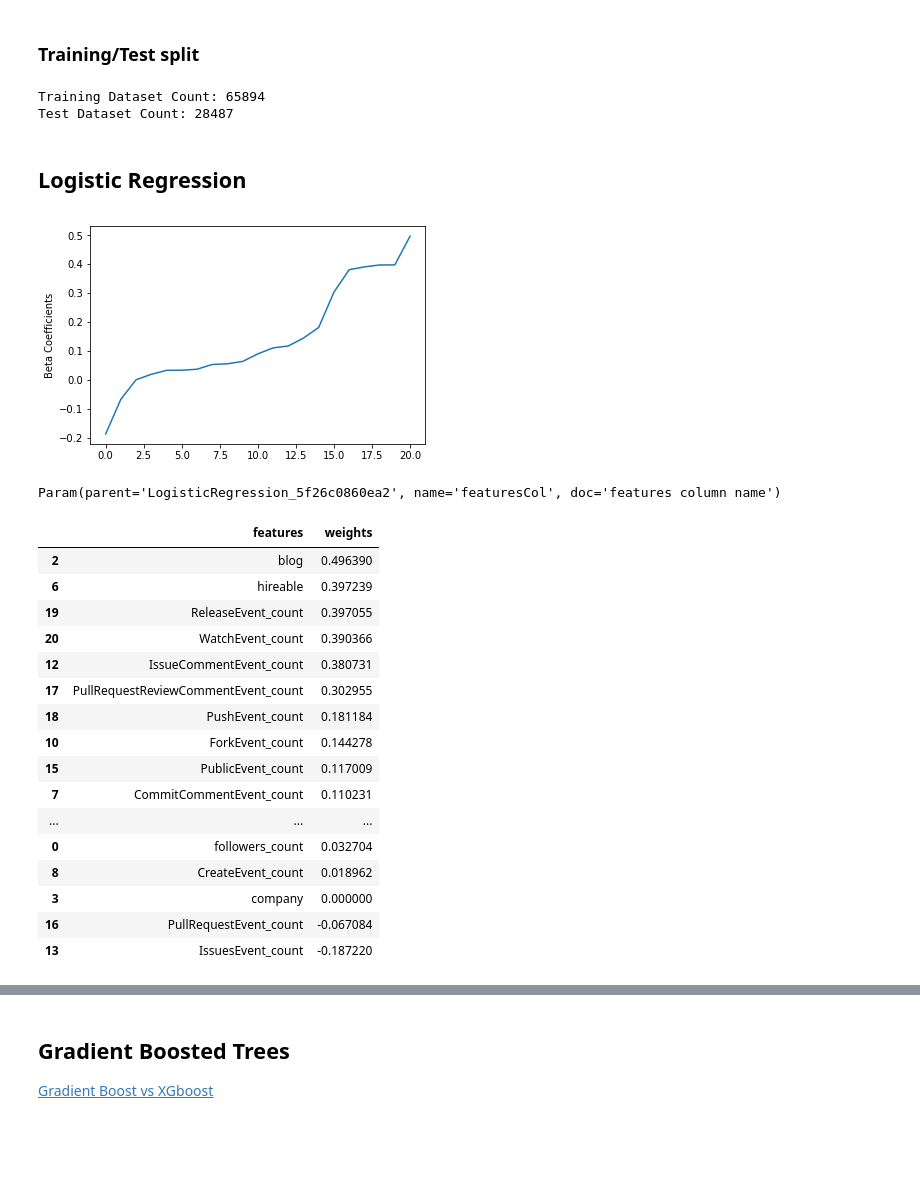
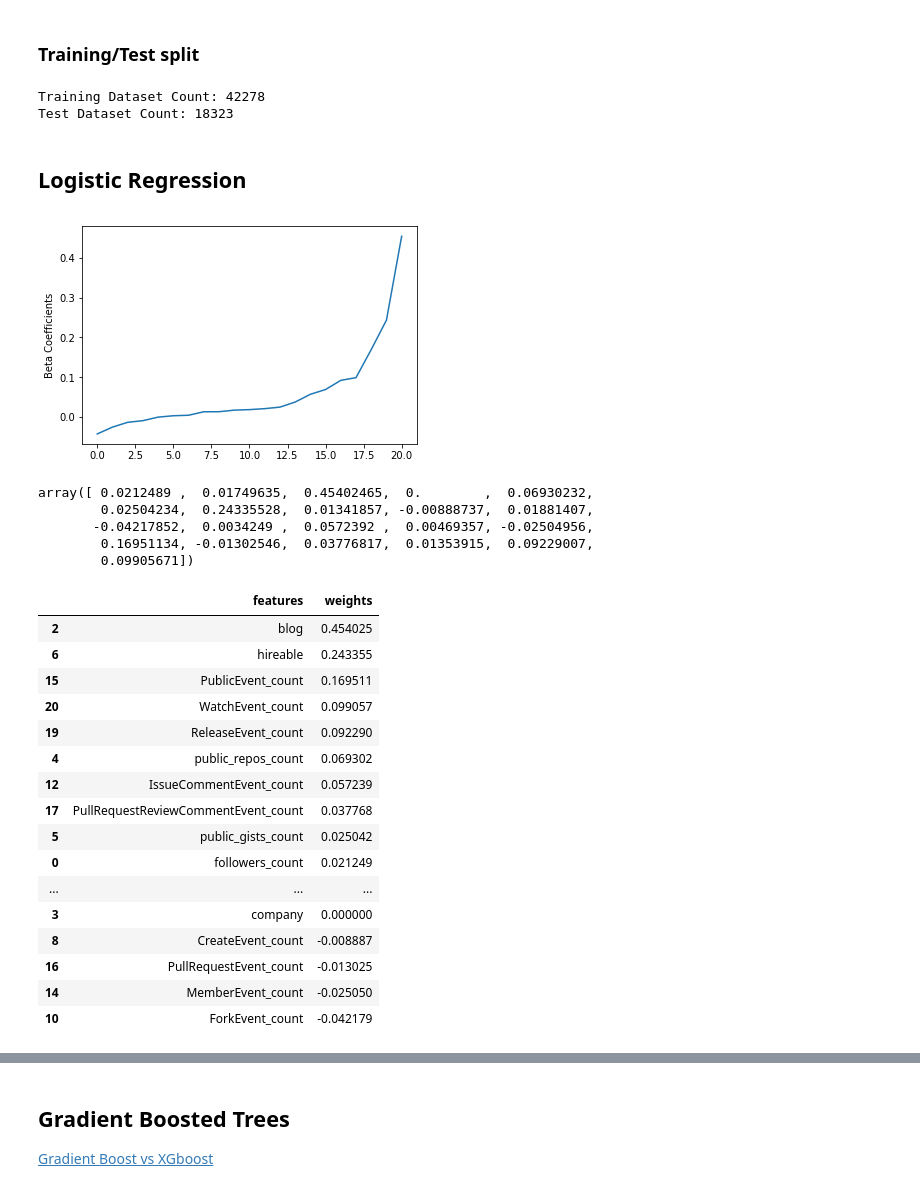
Before and after one commit to bps10/github-churn, a Jupyter notebook: Model_classification.ipynb, the cells around one changed output, grey strips where cells are left out. Saved outputs shown, nothing was run; the diff lists cells and outputs as text; code cells hidden in the pictures; blank space fills up the shorter version.

```diff
--- a/Model_classification.ipynb
+++ b/Model_classification.ipynb
@@ -32,8 +37,8 @@ Row(login='0loky0', followers_count=0, following_count=1, blog=0, company=0, cre
 # %%
 model_name = 'high_frequency'
-churn_data = _data.filter((_data.company == 0) & (_data.frequency <= 10))
+churn_data = _data.filter((_data.company == 0) & (_data.frequency > 10))
 # %%
-numeric_features = [t[0] for t in churn_data.dtypes if t[1] == 'int']
+numeric_features = [t[0] for t in churn_data.dtypes if t[1] == 'int' or t[1] == 'double']
 churn_data.select(numeric_features).describe().toPandas().transpose()
 # %% [output]
 |  | 0 | 1 | 2 | 3 | 4 |
@@ -130,45 +135,49 @@ train, test = churn_data.randomSplit([0.7, 0.3], seed = 2018)
 print("Training Dataset Count: {0}".format(train.count()))
 print("Test Dataset Count: {0}".format(test.count()))
 # %% [output]
-Training Dataset Count: 65894
-Test Dataset Count: 28487
+Training Dataset Count: 42278
+Test Dataset Count: 18323
 # %% [markdown]
 ## Logistic Regression
 # %%
-lr = LogisticRegression(featuresCol = 'features', labelCol = 'label', maxIter=10)#,
-                       #regParam=0.03, elasticNetParam=0.8)
+lr = LogisticRegression(featuresCol = 'features', labelCol = 'label', maxIter=20,
+                        #regParam=0.3, elasticNetParam=0.08
+                       )
 lrModel = lr.fit(train)
 # %%
 beta = np.sort(lrModel.coefficients)
 plt.plot(beta)
 plt.ylabel('Beta Coefficients')
 plt.show()
-lrModel.featuresCol
 # %% [output]
-[figure, old version]
+[figure, new version]
-Param(parent='LogisticRegression_5f26c0860ea2', name='featuresCol', doc='features column name')
+array([ 0.0212489 ,  0.01749635,  0.45402465,  0.        ,  0.06930232,
+        0.02504234,  0.24335528,  0.01341857, -0.00888737,  0.01881407,
+       -0.04217852,  0.0034249 ,  0.0572392 ,  0.00469357, -0.02504956,
+        0.16951134, -0.01302546,  0.03776817,  0.01353915,  0.09229007,
+        0.09905671])
 # %%
-pd.DataFrame({'features': numeric_features,
+pd.DataFrame({'features': numeric_features, # np.asarray(numeric_features)[lrModel.coefficients.indices],
               'weights': lrModel.coefficients.values}
             ).sort_values(by='weights', ascending=False)
 # %% [output]
 |  | features | weights |
-| 2 | blog | 0.496390 |
-| 6 | hireable | 0.397239 |
-| 19 | ReleaseEvent_count | 0.397055 |
-| 20 | WatchEvent_count | 0.390366 |
-| 12 | IssueCommentEvent_count | 0.380731 |
-| 17 | PullRequestReviewCommentEvent_count | 0.302955 |
-| 18 | PushEvent_count | 0.181184 |
-| 10 | ForkEvent_count | 0.144278 |
-| 15 | PublicEvent_count | 0.117009 |
-| 7 | CommitCommentEvent_count | 0.110231 |
+| 2 | blog | 0.454025 |
+| 6 | hireable | 0.243355 |
+| 15 | PublicEvent_count | 0.169511 |
+| 20 | WatchEvent_count | 0.099057 |
+| 19 | ReleaseEvent_count | 0.092290 |
+| 4 | public_repos_count | 0.069302 |
+| 12 | IssueCommentEvent_count | 0.057239 |
+| 17 | PullRequestReviewCommentEvent_count | 0.037768 |
+| 5 | public_gists_count | 0.025042 |
+| 0 | followers_count | 0.021249 |
 | ... | ... | ... |
-| 0 | followers_count | 0.032704 |
-| 8 | CreateEvent_count | 0.018962 |
 | 3 | company | 0.000000 |
-| 16 | PullRequestEvent_count | -0.067084 |
-| 13 | IssuesEvent_count | -0.187220 |
+| 8 | CreateEvent_count | -0.008887 |
+| 16 | PullRequestEvent_count | -0.013025 |
+| 14 | MemberEvent_count | -0.025050 |
+| 10 | ForkEvent_count | -0.042179 |
 # %%
 trainingSummary = lrModel.summary
 roc = trainingSummary.roc.toPandas()
```
Also changed, not shown: parts of 13 cells of this notebook, 3 other files.
